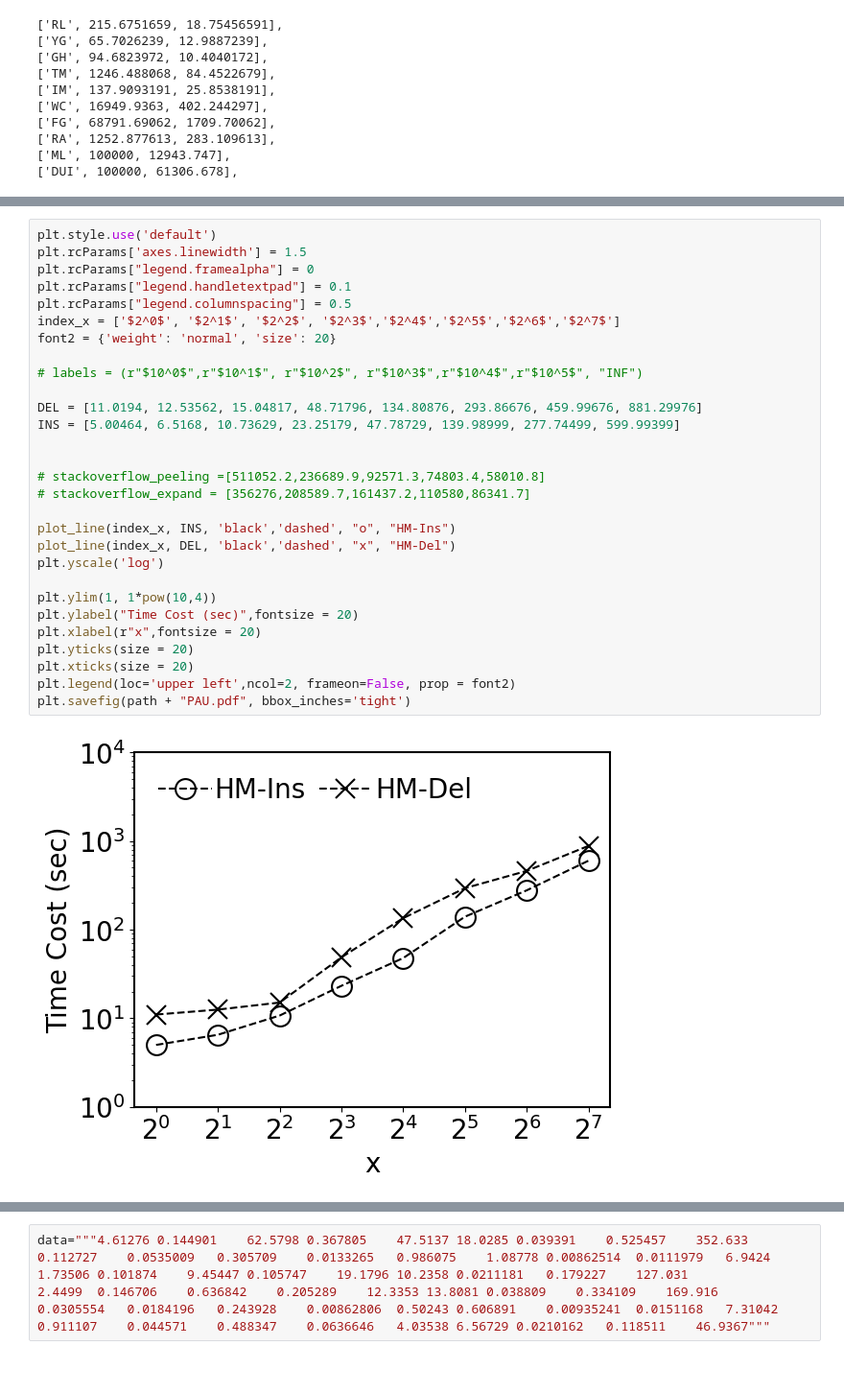
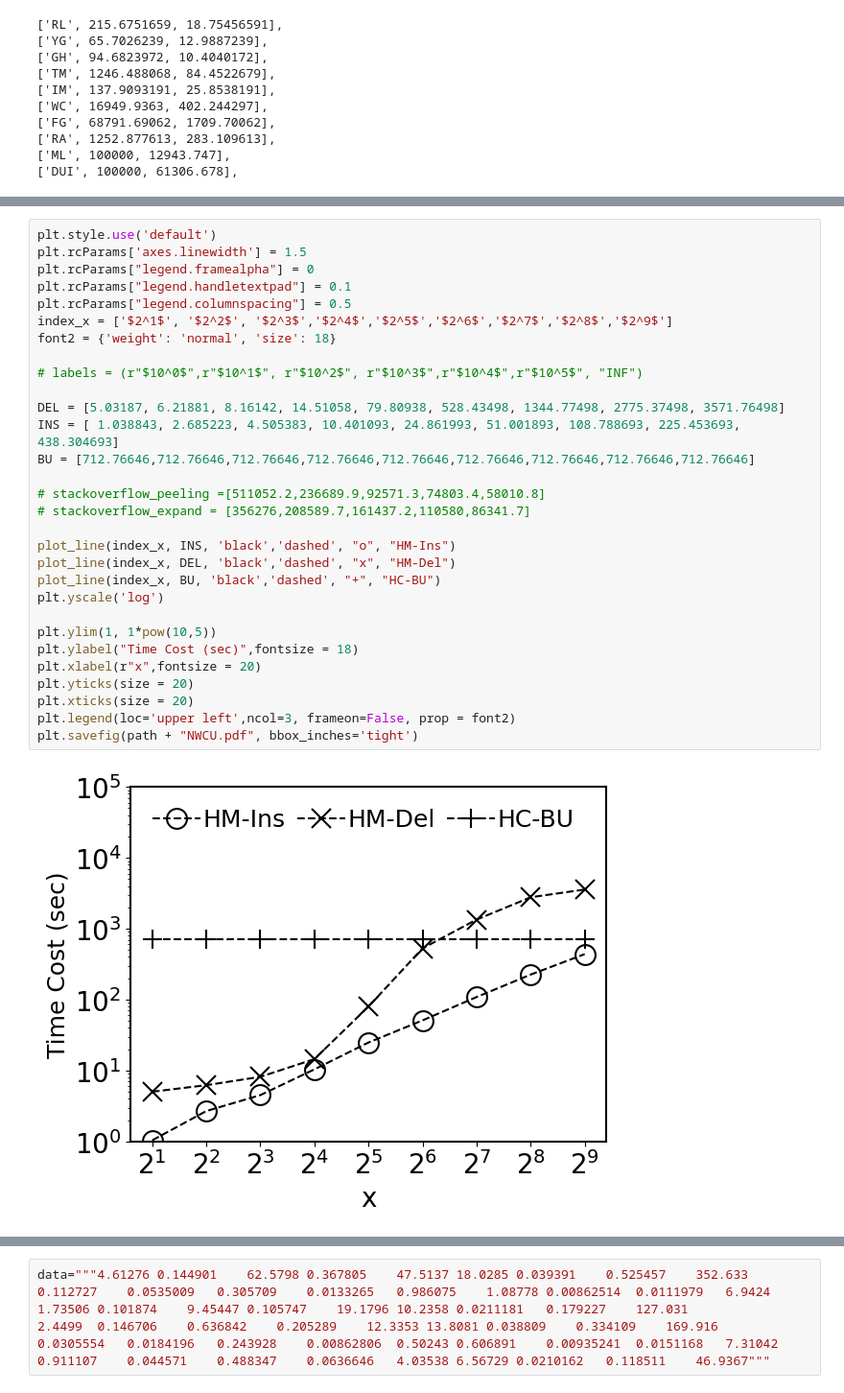
Before and after one commit to ShunyangLi/academic-graph, a Jupyter notebook: kw index.ipynb, the cells around one changed output, grey strips where cells are left out. Shown at 96% size. Cells and saved outputs as stored; diff of their text form.

```diff
--- a/kw index.ipynb
+++ b/kw index.ipynb
@@ -215,31 +298,32 @@ print(", ".join(str(i) for i in result))
 # %%
 plt.style.use('default')
 plt.rcParams['axes.linewidth'] = 1.5
 plt.rcParams["legend.framealpha"] = 0
 plt.rcParams["legend.handletextpad"] = 0.1
 plt.rcParams["legend.columnspacing"] = 0.5
-index_x = ['$2^0$', '$2^1$', '$2^2$', '$2^3$','$2^4$','$2^5$','$2^6$','$2^7$']
-font2 = {'weight': 'normal', 'size': 20}
+index_x = ['$2^1$', '$2^2$', '$2^3$','$2^4$','$2^5$','$2^6$','$2^7$','$2^8$','$2^9$']
+font2 = {'weight': 'normal', 'size': 18}
 
 # labels = (r"$10^0$",r"$10^1$", r"$10^2$", r"$10^3$",r"$10^4$",r"$10^5$", "INF")
 
-DEL = [11.0194, 12.53562, 15.04817, 48.71796, 134.80876, 293.86676, 459.99676, 881.29976]
-INS = [5.00464, 6.5168, 10.73629, 23.25179, 47.78729, 139.98999, 277.74499, 599.99399]
-
+DEL = [5.03187, 6.21881, 8.16142, 14.51058, 79.80938, 528.43498, 1344.77498, 2775.37498, 3571.76498]
+INS = [ 1.038843, 2.685223, 4.505383, 10.401093, 24.861993, 51.001893, 108.788693, 225.453693, 438.304693]
+BU = [712.76646,712.76646,712.76646,712.76646,712.76646,712.76646,712.76646,712.76646,712.76646]
 
 # stackoverflow_peeling =[511052.2,236689.9,92571.3,74803.4,58010.8]
 # stackoverflow_expand = [356276,208589.7,161437.2,110580,86341.7]
 
 plot_line(index_x, INS, 'black','dashed', "o", "HM-Ins")
 plot_line(index_x, DEL, 'black','dashed', "x", "HM-Del")
+plot_line(index_x, BU, 'black','dashed', "+", "HC-BU")
 plt.yscale('log')
 
-plt.ylim(1, 1*pow(10,4))
-plt.ylabel("Time Cost (sec)",fontsize = 20)
+plt.ylim(1, 1*pow(10,5))
+plt.ylabel("Time Cost (sec)",fontsize = 18)
 plt.xlabel(r"x",fontsize = 20)
 plt.yticks(size = 20)
 plt.xticks(size = 20)
-plt.legend(loc='upper left',ncol=2, frameon=False, prop = font2)
-plt.savefig(path + "PAU.pdf", bbox_inches='tight')
+plt.legend(loc='upper left',ncol=3, frameon=False, prop = font2)
+plt.savefig(path + "NWCU.pdf", bbox_inches='tight')
 # %% [output]
-[figure, old version]
+[figure, new version]
```
Also changed, not shown: parts of 13 cells of this notebook, 4 other files.
